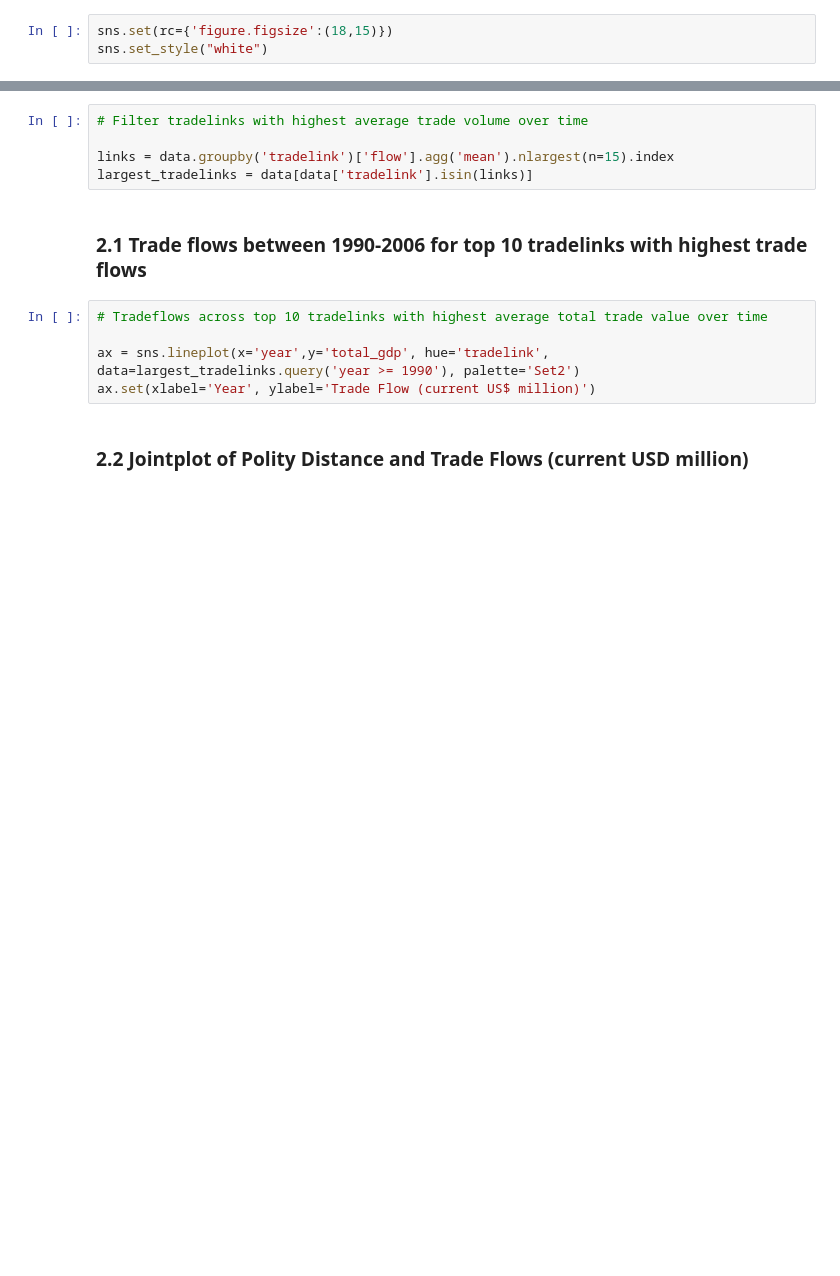
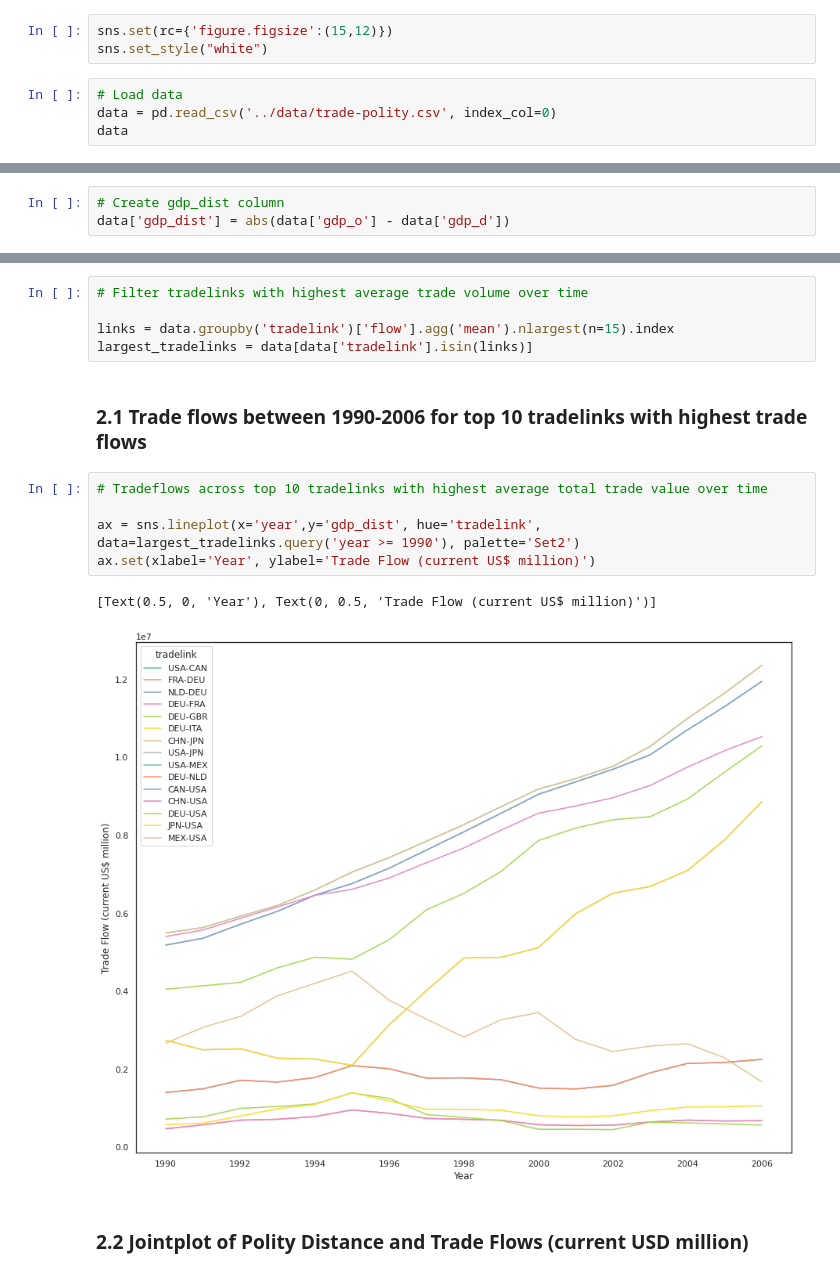
Before and after one commit to topher-lo/tradeflow-polity, a Jupyter notebook: notebooks/model.ipynb, the cells around one changed output, grey strips where cells are left out. Drawn from its saved outputs; the diff is of its cells as text; blank space fills up the shorter version.

```diff
--- a/notebooks/model.ipynb
+++ b/notebooks/model.ipynb
@@ -13,5 +14,9 @@ import seaborn as sns
 
 from linearmodels.datasets import card
 # %%
-sns.set(rc={'figure.figsize':(18,15)})
+sns.set(rc={'figure.figsize':(15,12)})
 sns.set_style("white")
+# %%
+# Load data
+data = pd.read_csv('../data/trade-polity.csv', index_col=0)
+data
@@ -18,3 +37,6 @@ sns.set_style("white")
+# %%
+# Create gdp_dist column
+data['gdp_dist'] = abs(data['gdp_o'] - data['gdp_d'])
 # %% [markdown]
 # Do political differences between countries affect their trade flows?
 ---
@@ -41,8 +63,11 @@ largest_tradelinks = data[data['tradelink'].isin(links)]
 # %%
 # Tradeflows across top 10 tradelinks with highest average total trade value over time
 
-ax = sns.lineplot(x='year',y='total_gdp', hue='tradelink', data=largest_tradelinks.query('year >= 1990'), palette='Set2')
+ax = sns.lineplot(x='year',y='gdp_dist', hue='tradelink', data=largest_tradelinks.query('year >= 1990'), palette='Set2')
 ax.set(xlabel='Year', ylabel='Trade Flow (current US$ million)')
+# %% [output]
+[Text(0.5, 0, 'Year'), Text(0, 0.5, 'Trade Flow (current US$ million)')]
+[figure, added]
 # %% [markdown]
 ### 2.2 Jointplot of Polity Distance and Trade Flows (current USD million)
 # %%
```
Also changed, not shown: parts of 19 cells of this notebook, 1 other file.
